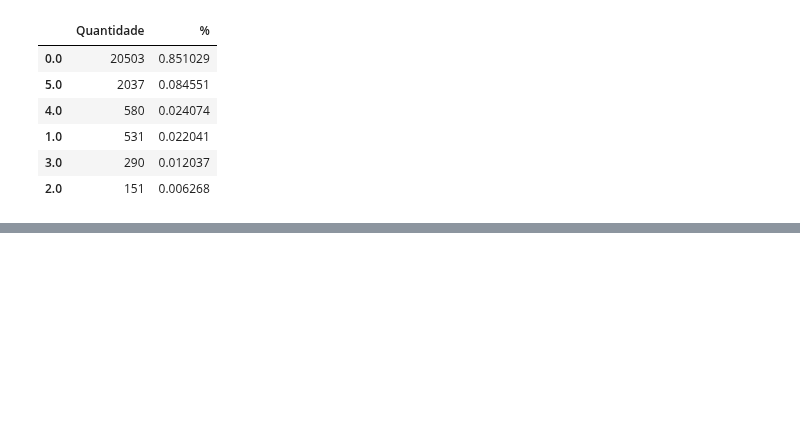
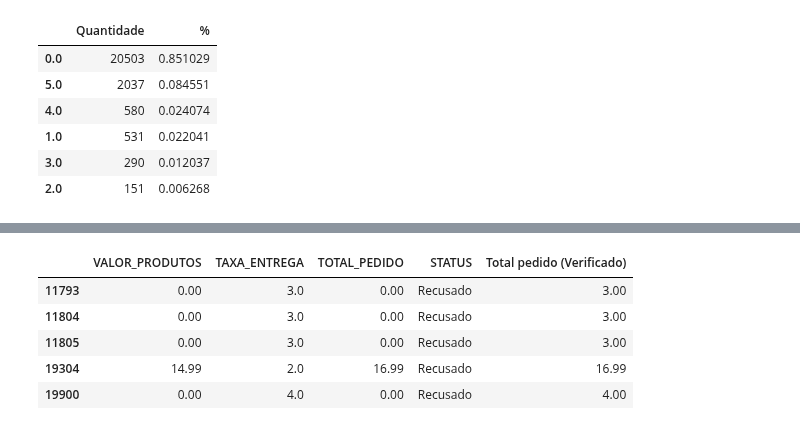
Before and after one commit to anfsantana/mata60-bd-bi, a Jupyter notebook: Business Intelligence.ipynb, the cells around one changed output, grey strips where cells are left out. Cells and saved outputs as stored; diff of their text form; code cells hidden in the pictures; blank space fills up the shorter version.

```diff
--- a/Business Intelligence.ipynb
+++ b/Business Intelligence.ipynb
@@ -398,0 +501,9 @@ listar_ocorrencias_avaliacao(novaBase)
+# %%
+recusados
+# %% [output]
+|  | VALOR_PRODUTOS | TAXA_ENTREGA | TOTAL_PEDIDO | STATUS | Total pedido (Verificado) |
+| 11793 | 0.00 | 3.0 | 0.00 | Recusado | 3.00 |
+| 11804 | 0.00 | 3.0 | 0.00 | Recusado | 3.00 |
+| 11805 | 0.00 | 3.0 | 0.00 | Recusado | 3.00 |
+| 19304 | 14.99 | 2.0 | 16.99 | Recusado | 16.99 |
+| 19900 | 0.00 | 4.0 | 0.00 | Recusado | 4.00 |
```
Also changed, not shown: parts of 20 cells of this notebook.
